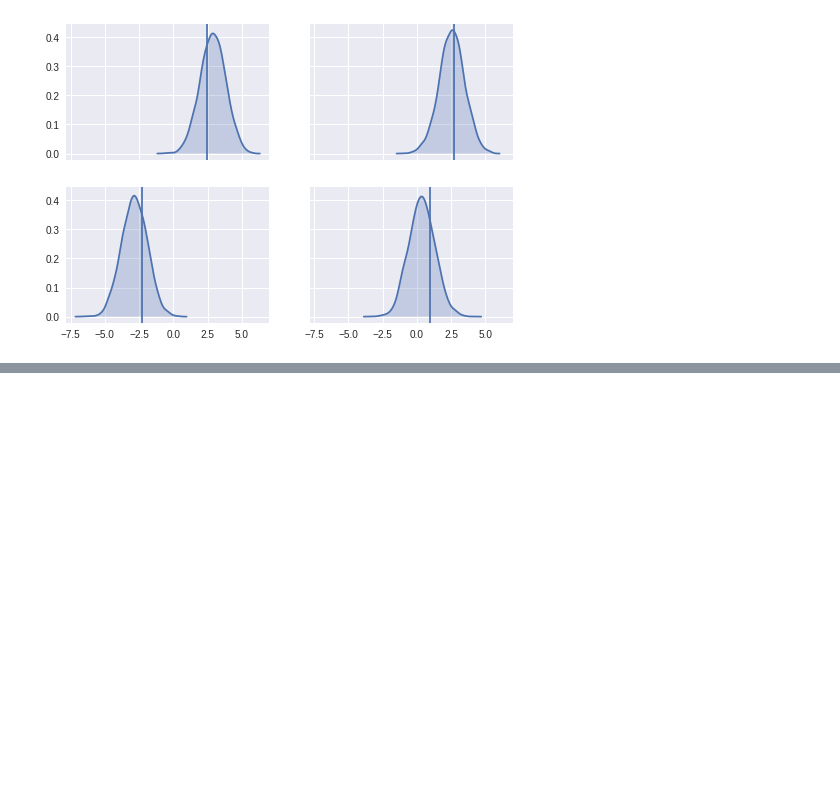
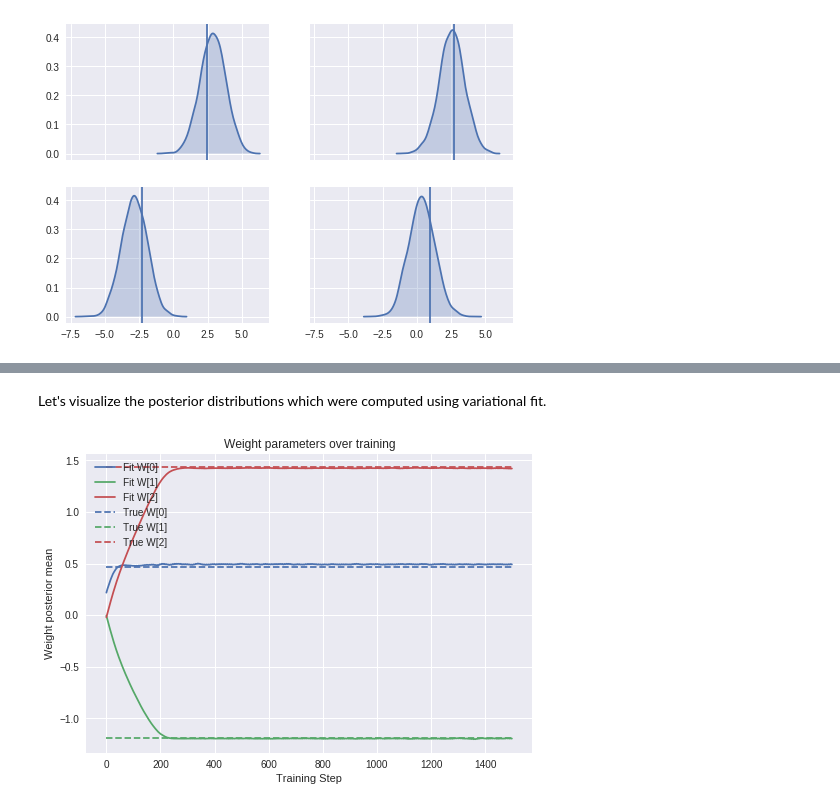
Before and after one commit to brendanhasz/tfp-bayesian-regression, a Jupyter notebook: TFP_Linear_Regression.ipynb, the cells around one changed output, grey strips where cells are left out. Drawn from its saved outputs; the diff is of its cells as text; code cells hidden in the pictures; blank space fills up the shorter version.

Commit message:
Got variational linear regression using flipout working

```diff
--- a/TFP_Linear_Regression.ipynb
+++ b/TFP_Linear_Regression.ipynb
@@ -455,0 +428,17 @@ Step: 900 Loss: 1.470 MSE: 4.815
+# %% [markdown]
+Let's visualize the posterior distributions which were computed using variational fit.
+# %%
+# Plot value of weights over training
+plt.figure()
+for iW in range(D):
+  plt.plot(weight_means[:,iW], label='Fit W[{}]'.format(iW),
+           color=colors[iW])
+  plt.hlines(w_true[iW], 0, max_steps, label='True W[{}]'.format(iW),
+             color=colors[iW], linestyle='--')
+plt.xlabel('Training Step')
+plt.ylabel('Weight posterior mean')
+plt.title('Weight parameters over training')
+plt.legend()
+plt.show()
+# %% [output]
+[figure, added]
```
Also changed, not shown: parts of 40 cells of this notebook.
